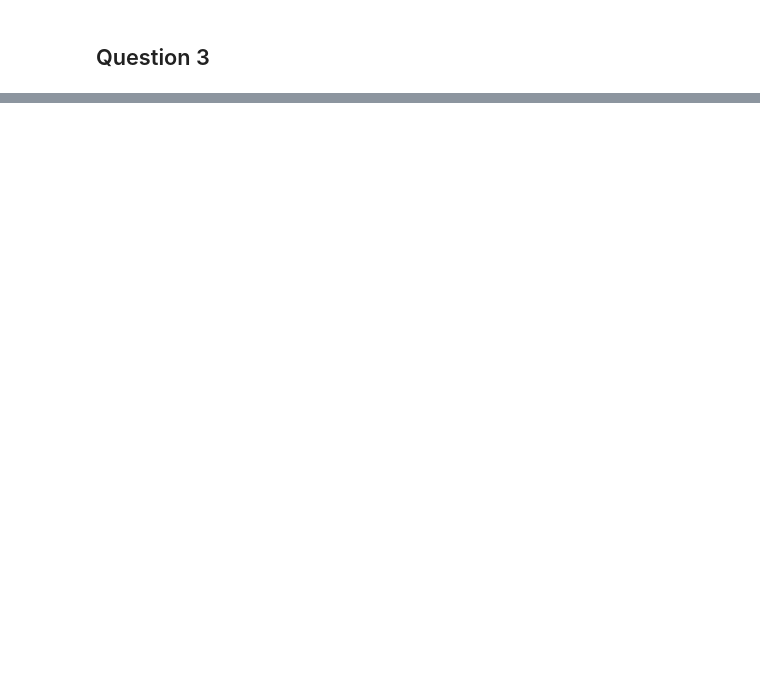
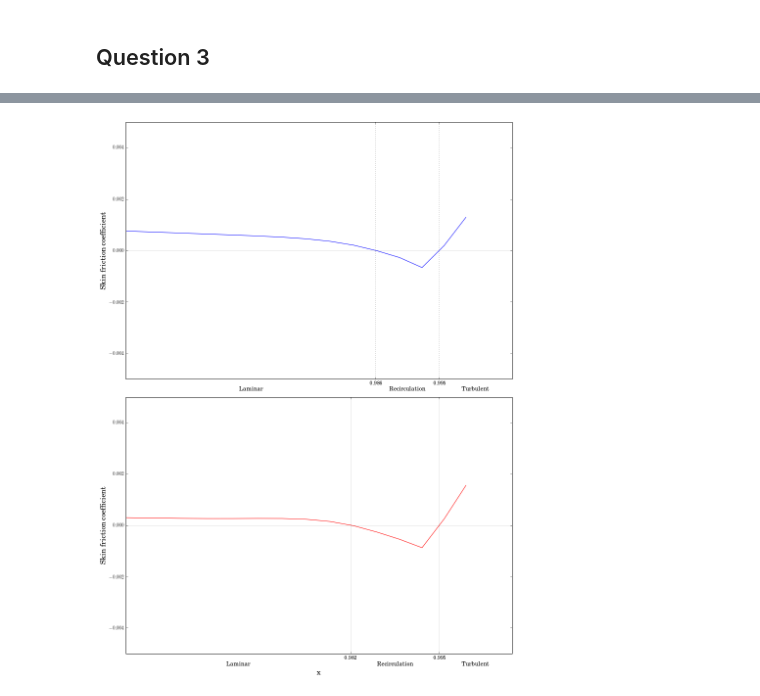
Before and after one commit to selimb/schoolstuff, a Jupyter notebook: mech539/ass5/Untitled.ipynb, the cells around one changed output, grey strips where cells are left out. Drawn from its saved outputs; the diff is of its cells as text; code cells hidden in the pictures; blank space fills up the shorter version.

```diff
--- a/mech539/ass5/Untitled.ipynb
+++ b/mech539/ass5/Untitled.ipynb
@@ -218,3 +231,0 @@ Ladson & - & - & 0.8386 && - & - & 0.0079\\
-# %%
-q = (8 - 6.05)/(8.15 - 6.05)
-0.0070 + q*(0.0080 - 0.0070)
@@ -222,0 +286,33 @@ q = (8 - 6.05)/(8.15 - 6.05)
+# %%
+def cf_te():
+    fig, (ax_up, ax_bot) = plt.subplots(nrows=2, figsize=(12, 16))
+    axes = [ax_up, ax_bot]
+
+    ax_up.plot(xc[upper], cf[upper], 'b')
+    ax_bot.plot(xc[lower], cf[lower], 'r')
+
+    ax_bot.set_xlabel('x')
+
+    xlim1, xlim2 = 0.95, 1.005
+    ylim1, ylim2 = -0.005, 0.005
+
+    for i, mask in enumerate([upper, lower]):
+        sort = np.argsort(xc[mask])
+        xc_s = xc[mask][sort]
+        zero_cross, _ = find_zero_cross(xc_s, cf[mask][sort])
+        ax = axes[i]
+        identify_sections(ax, zero_cross, xlim1, xlim2)
+        ax.set_xlim(xlim1, xlim2)
+        ax.set_yticks([0.0], minor=True)
+        ax.grid(True, which='minor', axis='y')
+        ax.grid(True, which='major', axis='x')
+        ax.set_ylabel('Skin friction coefficient')
+        ax.set_ylim(ylim1, ylim2)
+
+    fig.tight_layout()
+    savefig(fig, 'cf_te.pdf')
+    plt.show()
+
+cf_te()
+# %% [output]
+[figure, added]
```
Also changed, not shown: parts of 21 cells of this notebook, 11 other files.
